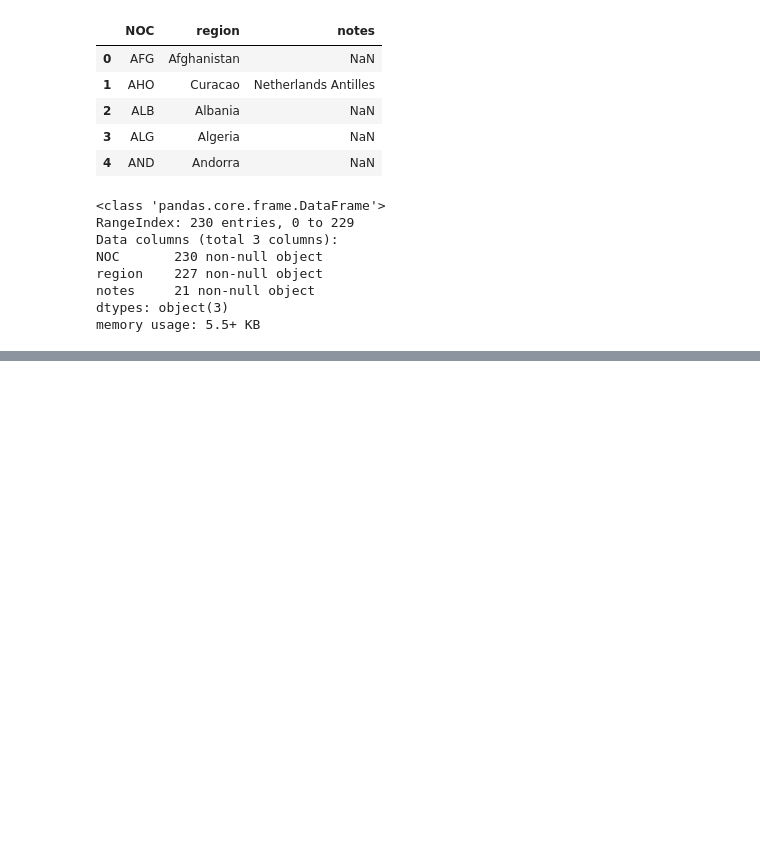
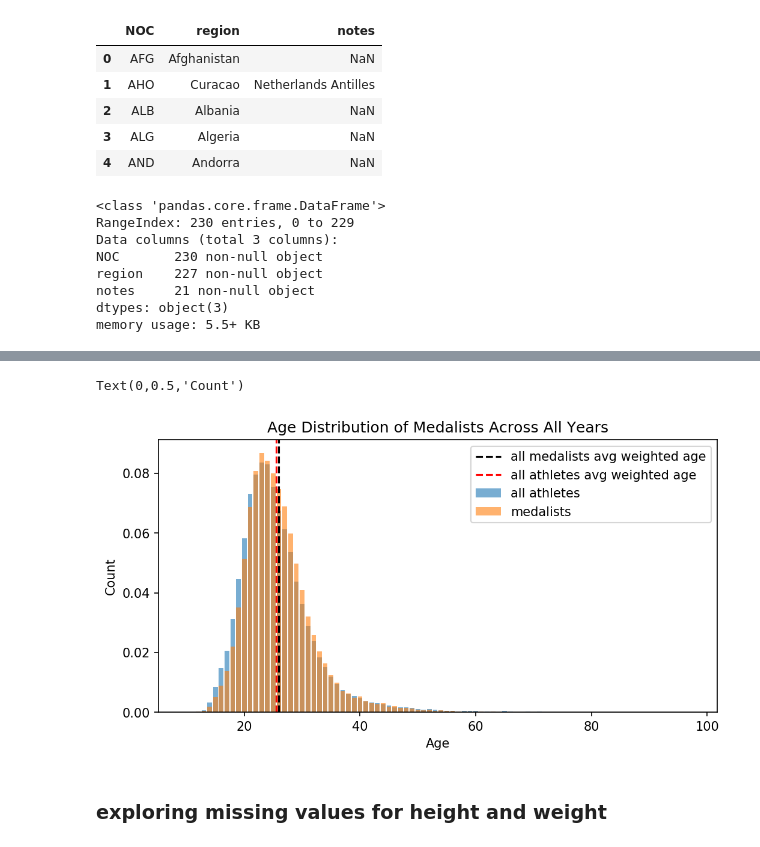
Before and after one commit to yasirdin/kaggle-olympic, a Jupyter notebook: data_exploration_v1.ipynb, the cells around one changed output, grey strips where cells are left out. Cells and saved outputs as stored; diff of their text form; code cells hidden in the pictures; blank space fills up the shorter version.

```diff
--- a/data_exploration_v1.ipynb
+++ b/data_exploration_v1.ipynb
@@ -125,0 +322,26 @@ events_df.describe()
+# %%
+# normalising and overlaying age distributions
+
+all_age = merged_df[(merged_df['Age'].notnull())]['Age'].value_counts(normalize=True)
+medalists_all_age = medalists_all['Age'].value_counts(normalize=True)
+
+plt.bar(all_age.index, all_age.values, label='all athletes', alpha=0.6)
+plt.bar(medalists_all_age.index, medalists_all_age.values, label='medalists', alpha=0.6)
+
+
+avg_age_medalists = np.average(medalists_all_age.index, weights=medalists_all_age.values)
+avg_age_all = np.average(all_age.index, weights=all_age.values)
+
+plt.title('Age Distribution of Medalists Across All Years')
+plt.xlabel('Age')
+plt.axvline(x=avg_age_medalists, color='k', linestyle='--', label='all medalists avg weighted age')
+plt.axvline(x=avg_age_all, color='r', linestyle='--', label='all athletes avg weighted age')
+plt.legend()
+plt.ylabel('Count')
+
+# result, medalists are actually marginally older, but no significant difference. will need to explore this further per year.
+# %% [output]
+Text(0,0.5,'Count')
+[figure, added]
+# %% [markdown]
+### exploring missing values for height and weight
```
Also changed, not shown: parts of 30 cells of this notebook.
